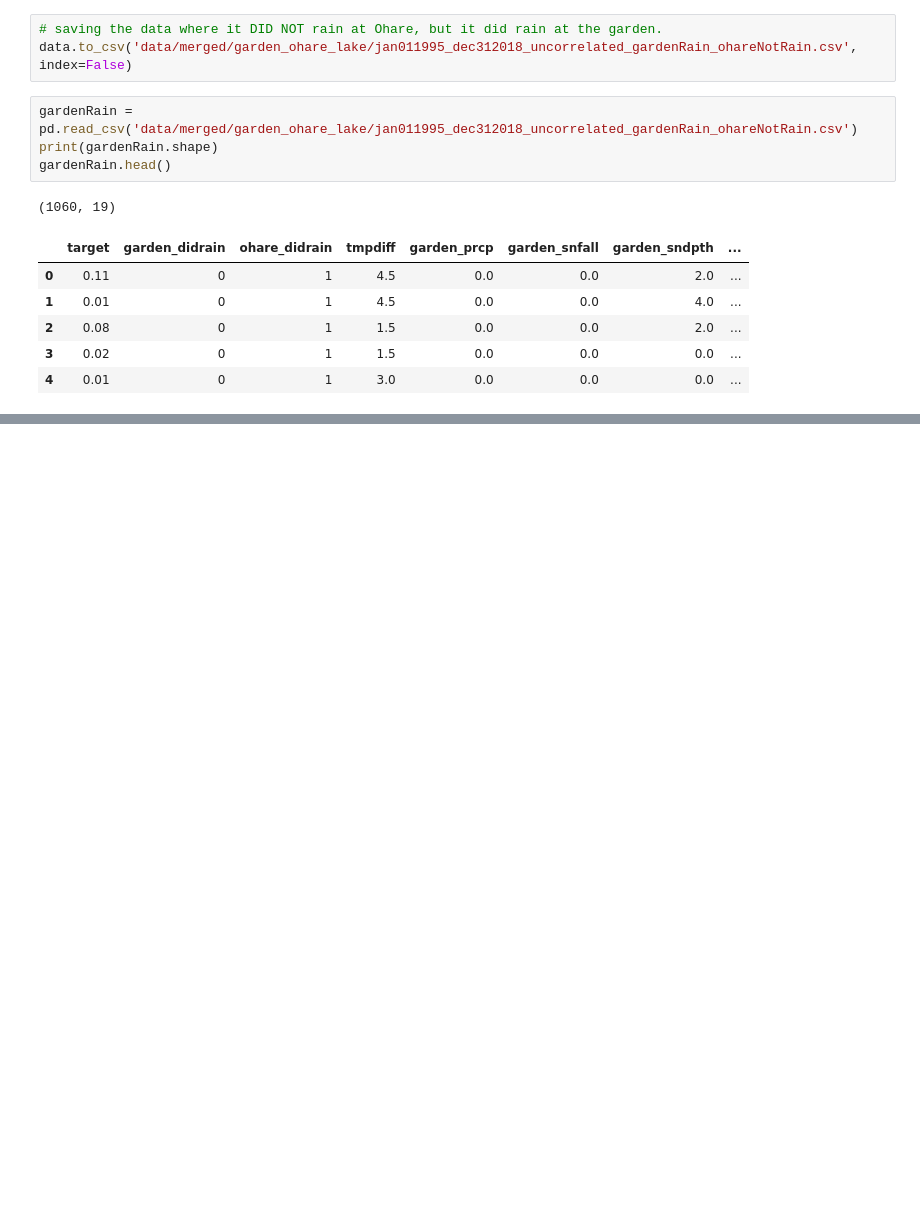
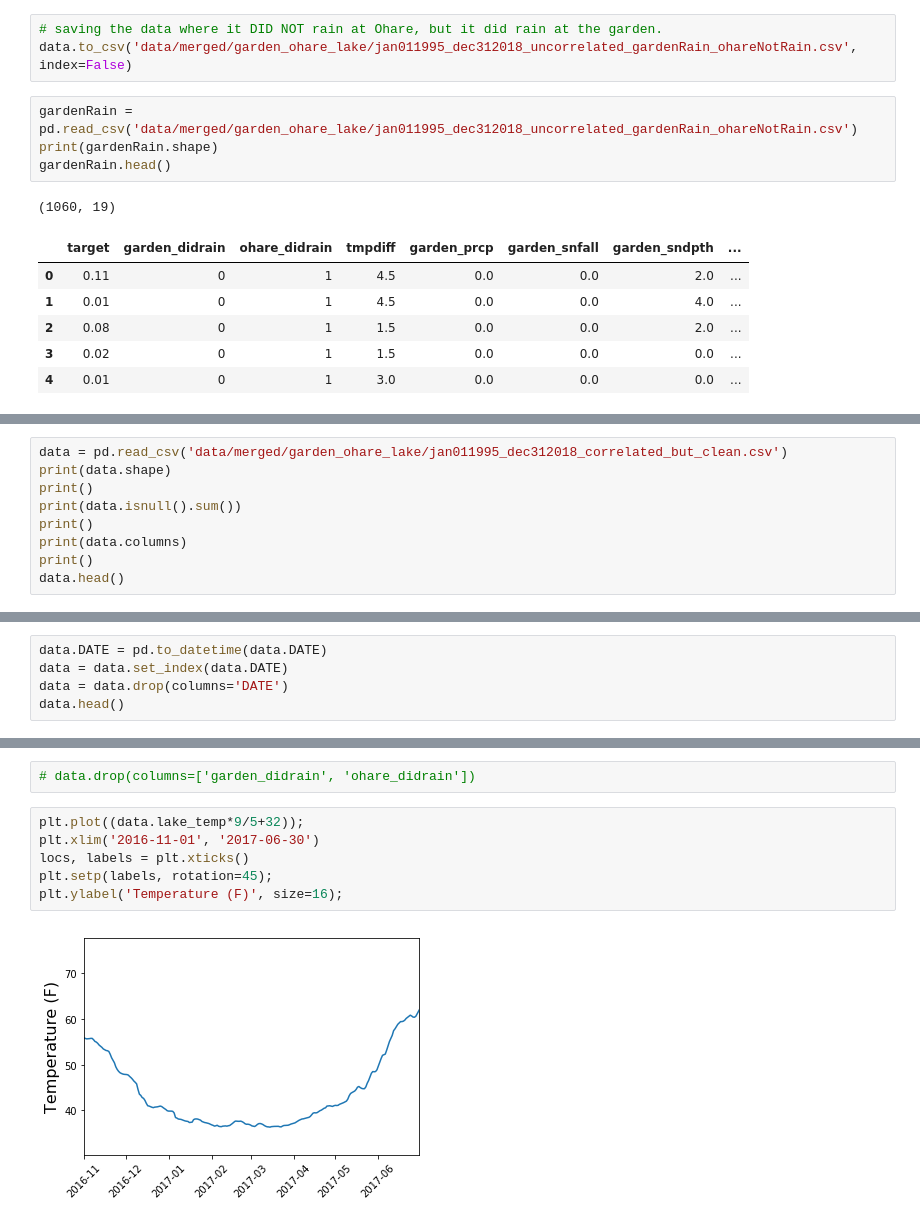
Before and after one commit to BlakeWallace/Lake_Michigan_Influences, a Jupyter notebook: 4_EDA_and_analysis_of_everything.ipynb, the cells around one changed output, grey strips where cells are left out. Cells and saved outputs as stored; diff of their text form; blank space fills up the shorter version.

```diff
--- a/4_EDA_and_analysis_of_everything.ipynb
+++ b/4_EDA_and_analysis_of_everything.ipynb
@@ -1236,0 +1272,9 @@ gardenRain.head()
+# %%
+data = pd.read_csv('data/merged/garden_ohare_lake/jan011995_dec312018_correlated_but_clean.csv')
+print(data.shape)
+print()
+print(data.isnull().sum())
+print()
+print(data.columns)
+print()
+data.head()
@@ -1236,0 +1305,5 @@ gardenRain.head()
+# %%
+data.DATE = pd.to_datetime(data.DATE)
+data = data.set_index(data.DATE)
+data = data.drop(columns='DATE')
+data.head()
@@ -1236,0 +1318,10 @@ gardenRain.head()
+# %%
+# data.drop(columns=['garden_didrain', 'ohare_didrain'])
+# %%
+plt.plot((data.lake_temp*9/5+32));
+plt.xlim('2016-11-01', '2017-06-30')
+locs, labels = plt.xticks()
+plt.setp(labels, rotation=45);
+plt.ylabel('Temperature (F)', size=16);
+# %% [output]
+[figure, added]
```
Also changed, not shown: parts of 7 cells of this notebook, 19 other files.
